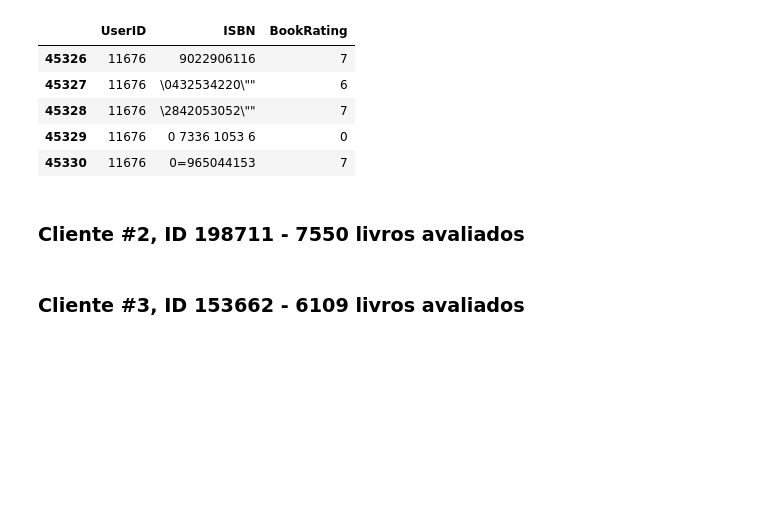
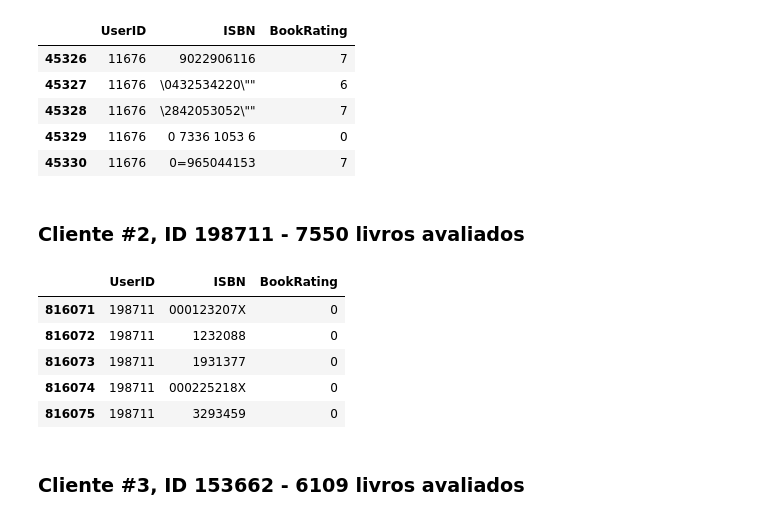
Before and after one commit to rafalfs/fiapIA-trabalhos-grupo, a Jupyter notebook: trbalho_modelos_ia/Amazon-booking.ipynb, the cells around one changed output. Cells and saved outputs as stored; diff of their text form; code cells hidden in the pictures; blank space fills up the shorter version.

```diff
--- a/trbalho_modelos_ia/Amazon-booking.ipynb
+++ b/trbalho_modelos_ia/Amazon-booking.ipynb
@@ -12,5 +12,5 @@ import itertools
 # %%
 df_books = pd.read_csv("Dataset-Amazon/BX-Books.csv", sep=';', dtype = 'unicode', encoding='Latin-1', usecols = ['ISBN','BookTitle','BookAuthor','YearOfPublication','Publisher'])
 # %%
-df_bookRatings = pd.read_csv("Dataset-Amazon/BX-Book-Ratings.csv", sep=';', dtype = {"UserID": str, "ISBN": str, "BookRating": int}, encoding='Latin-1', usecols = ['UserID','ISBN','BookRating'])
+df_bookRatings = pd.read_csv("Dataset-Amazon/BX-Book-Ratings.csv", sep=';', dtype = {"UserID": int, "ISBN": str, "BookRating": int}, encoding='Latin-1', usecols = ['UserID','ISBN','BookRating'])
 # %%
@@ -159,8 +159,15 @@ df_cliente11676.head()
 # %% [markdown]
 ### Cliente #2, ID 198711 - 7550 livros avaliados
 # %%
-df_cliente198711 = df_bookRatings[(df_bookRatings.UserID == "198711")]
+df_cliente198711 = df_bookRatings[(df_bookRatings.UserID == 198711)]
 df_cliente198711.head()
+# %% [output]
+|  | UserID | ISBN | BookRating |
+| 816071 | 198711 | 000123207X | 0 |
+| 816072 | 198711 | 1232088 | 0 |
+| 816073 | 198711 | 1931377 | 0 |
+| 816074 | 198711 | 000225218X | 0 |
+| 816075 | 198711 | 3293459 | 0 |
 # %% [markdown]
 ### Cliente #3, ID 153662 - 6109 livros avaliados
 # %%
```
Also changed, not shown: parts of 18 cells of this notebook.
